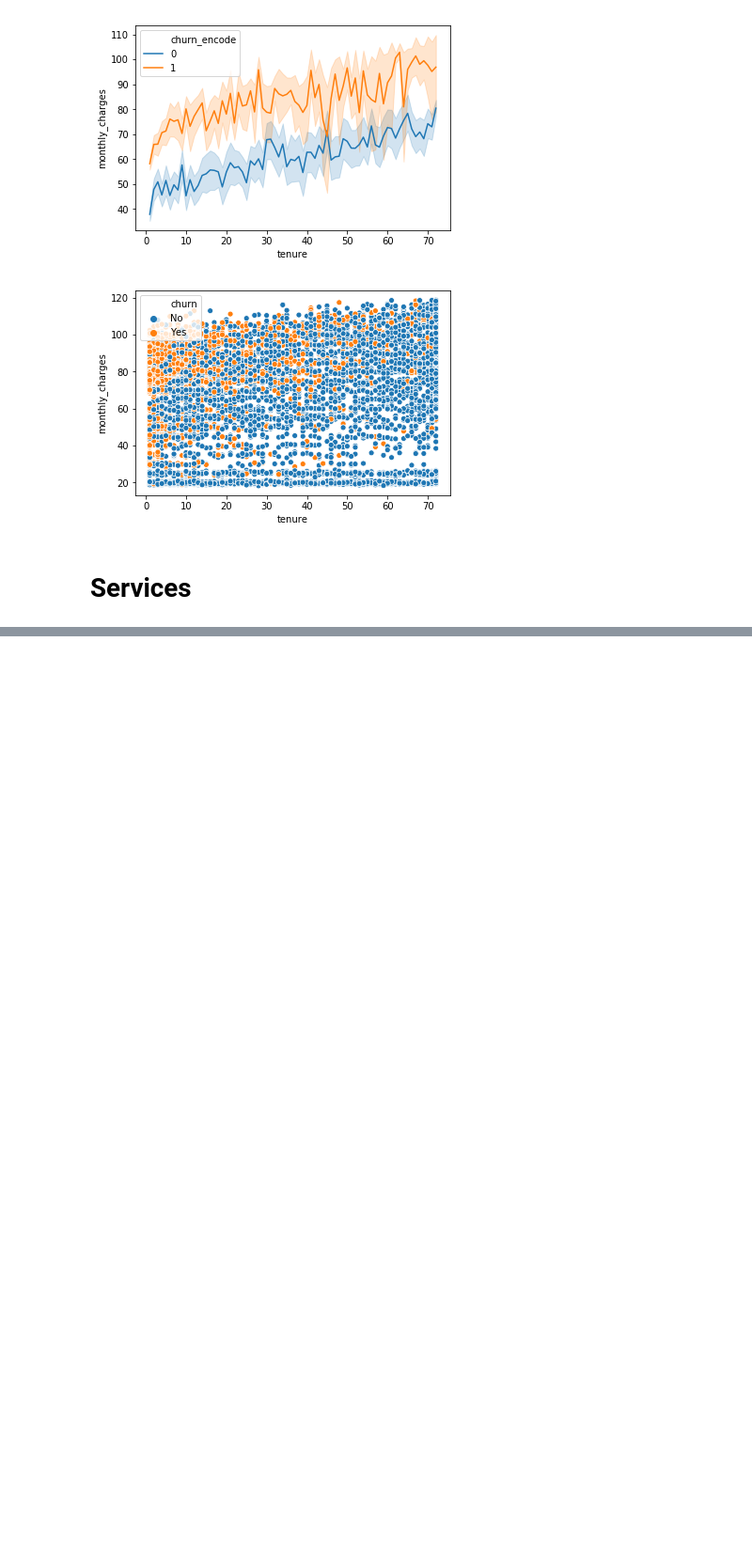
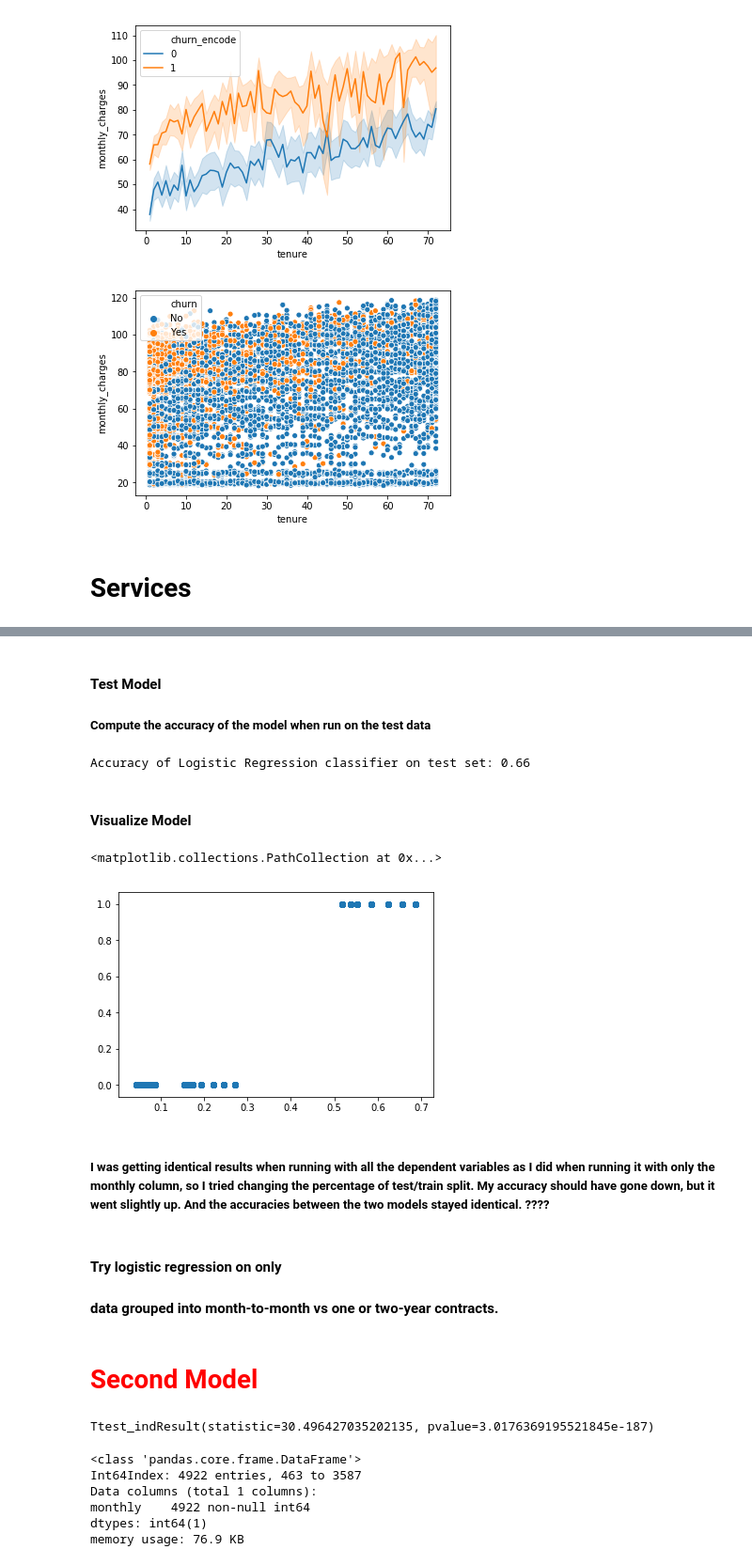
Before and after one commit to classification-telco-project-sanmaco/classification-telco, a Jupyter notebook: Classification-Project-Main.ipynb, the cells around one changed output, grey strips where cells are left out. Shown at 94% size. Cells and saved outputs as stored; diff of their text form; code cells hidden in the pictures; blank space fills up the shorter version.

```diff
--- a/Classification-Project-Main.ipynb
+++ b/Classification-Project-Main.ipynb
@@ -851,0 +1024,4 @@ plt.show()
+# %%
+# from sklearn.linear_model import LogisticRegression
+
+logit = LogisticRegression(C=1, class_weight={1:2}, random_state = 123, solver='saga')
@@ -851,0 +1030,2 @@ plt.show()
+# %%
+logit.fit(X_train, y_train)
@@ -851,0 +1052,3 @@ plt.show()
+# %%
+y_pred = logit.predict(X_train)
+y_pred
@@ -851,0 +1061,3 @@ plt.show()
+# %%
+y_pred_proba = logit.predict_proba(X_train)
+y_pred_proba
@@ -851,0 +1159,42 @@ plt.show()
+# %% [markdown]
+#### Test Model
+##### Compute the accuracy of the model when run on the test data
+# %%
+print('Accuracy of Logistic Regression classifier on test set: {:.2f}'
+     .format(logit.score(X_test, y_test)))
+# %% [output]
+Accuracy of Logistic Regression classifier on test set: 0.66
+# %% [markdown]
+#### Visualize Model
+# %%
+## verify
+y_pred_proba = [i[1] for i in y_pred_proba]
+fig = plt.figure()
+ax = fig.add_subplot(111)
+ax.scatter(y_pred_proba, y_pred)
+# %% [output]
+<matplotlib.collections.PathCollection at 0x...>
+[figure, added]
+# %% [markdown]
+##### I was getting identical results when running with all the dependent variables as I did when running it with only the monthly column, so I tried changing the percentage of test/train split. My accuracy should have gone down, but it went slightly up. And the accuracies between the two models stayed identical. ????
+# %% [markdown]
+#### Try logistic regression on only
+#### data grouped into month-to-month vs one or two-year contracts.
+# %% [markdown]
+# <span style="color:red">Second Model</span>
+# %%
+month_to_month = df_train[df_train.contract_type_encode == 0].churn_encode
+one_or_two_year = df_train[df_train.contract_type_encode > 0].churn_encode
+print(stats.ttest_ind(month_to_month.values, one_or_two_year.values))
+# %% [output]
+Ttest_indResult(statistic=30.496427035202135, pvalue=3.0176369195521845e-187)
+# %%
+month_train = X_train[['monthly']]
+month_train.info()
+# %% [output]
+<class 'pandas.core.frame.DataFrame'>
+Int64Index: 4922 entries, 463 to 3587
+Data columns (total 1 columns):
+monthly    4922 non-null int64
+dtypes: int64(1)
+memory usage: 76.9 KB
```
Also changed, not shown: parts of 56 cells of this notebook.
